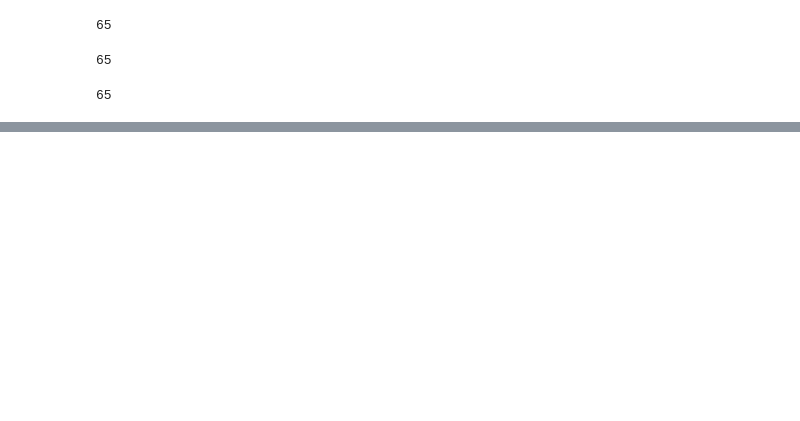
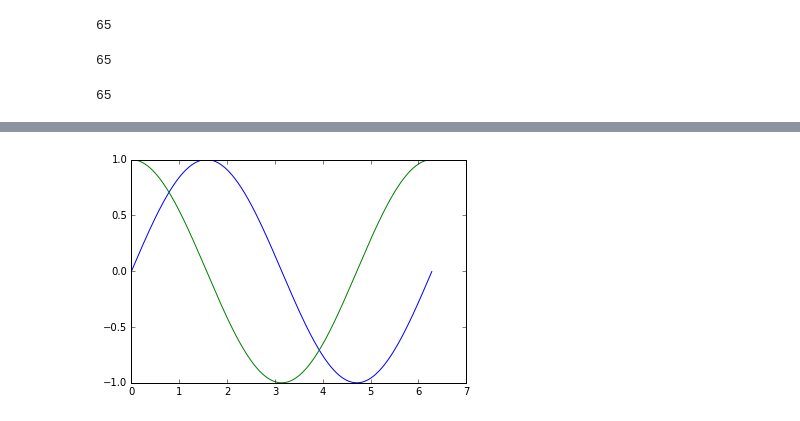
Before and after one commit to chrismullins/Presentations, a Jupyter notebook: Numpy_Matplotlib_Intro/numpy_mpl_tutorial.ipynb, the cells around one changed output, grey strips where cells are left out. Cells and saved outputs as stored; diff of their text form; code cells hidden in the pictures; blank space fills up the shorter version.

```diff
--- a/Numpy_Matplotlib_Intro/numpy_mpl_tutorial.ipynb
+++ b/Numpy_Matplotlib_Intro/numpy_mpl_tutorial.ipynb
@@ -261,0 +195,6 @@ plt.pcolormesh(xx, yy, zz, shading='gouraud')
+# %%
+x = np.arange(0, 2*np.pi, 0.01)
+y = np.sin(x)
+ax = plt.plot(x, np.matrix([np.sin(x), np.cos(x)]).T)
+# %% [output]
+[figure, added]
```
Also changed, not shown: parts of 89 cells of this notebook, 8 other files.
